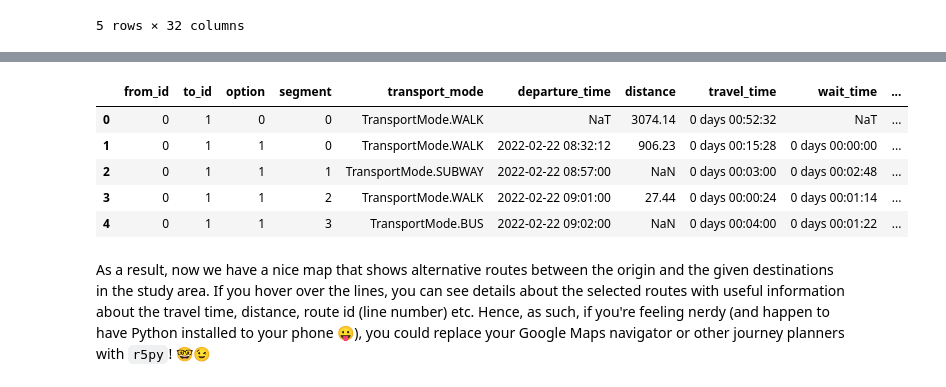
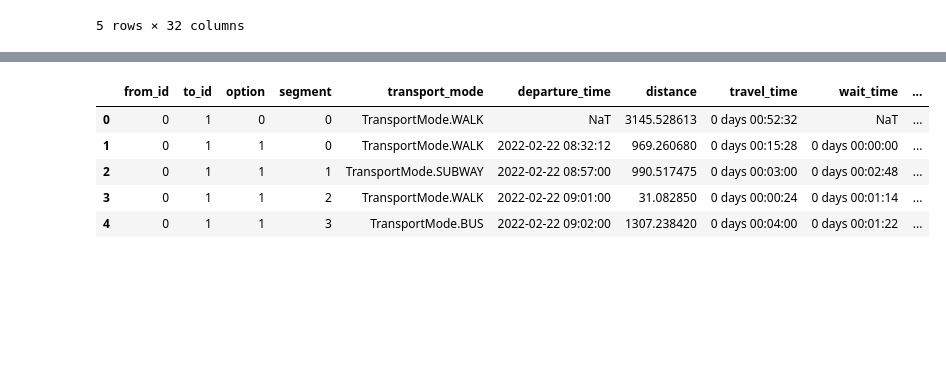
Before and after one commit to AaltoGIS/Mobile-Tartu-2024, a Jupyter notebook: source/notebooks/T2_calculating-travel-time-matrices_and_GHG_factors.ipynb, the cells around one changed output, grey strips where cells are left out. Saved outputs shown, nothing was run; the diff lists cells and outputs as text; code cells hidden in the pictures; blank space fills up the shorter version.

```diff
--- a/source/notebooks/T2_calculating-travel-time-matrices_and_GHG_factors.ipynb
+++ b/source/notebooks/T2_calculating-travel-time-matrices_and_GHG_factors.ipynb
@@ -309,0 +292,4 @@ m2
+# %%
+# Calculate simple Euclidian distances based on the geometry
+travel_details["distance"] = travel_details.length
+travel_details.head(8)
@@ -315,8 +312,8 @@ Let us now import the GHG emissions per passenger-kilometer (g CO<sub>2</sub>/pk
 # %%
 import pandas as pd
-ghg_pkm_pv = pd.read_csv("data/LCA_gCO2_per_pkm_by_transport_mode.csv",index_col=0)
-ghg_pkm_pv.loc['Total_gCO2'] = ghg_pkm_pv.sum(axis=0)
-ghg_pkm_pv.head()
+ghg_factors = pd.read_csv("data/LCA_gCO2_per_pkm_by_transport_mode.csv",index_col=0)
+ghg_factors.loc['Total_gCO2'] = ghg_factors.sum(axis=0)
+ghg_factors.head()
 # %% [output]
 |  | Private e-scooter | Shared e-scooter (1st gen.) | Shared e-scooter (new gen.) | Private bike | Shared bike | ... |
 | Vehicle component | 26 | 71 | 66 | 7 | 23 | ... |
@@ -345,0 +325,4 @@ Hence, we have to calculate the projected distances for different travel legs of
+# %%
+# Extract the name of the travel mode from 'transport_mode' object
+travel_details["transport_mode_name"] = travel_details["transport_mode"].apply(lambda obj: obj.name)
+travel_details.head(5)
@@ -346,11 +336,4 @@ Hence, we have to calculate the projected distances for different travel legs of
 # %%
-from shapely.geometry import Polygon, LineString, MultiLineString, Point, GeometryCollection
-s = gpd.GeoSeries(travel_details_gpd.geometry.to_list())
-travel_details_gpd["Proj_distance"] = s.length.round(2)
-travel_details["Proj_distance"] = s.length.round(2)
-travel_details.head(50)
-unique_transit_modes = travel_details.transport_mode.unique()
-unique_transit_modes
-##co2_value =  ghg_pkm_pv.loc['Total_gCO2',['Bus - ICE', 'Bus - HEV', 'Bus - BEV','Bus - BEV (two packs)', 'Bus - FCEV']].mean()
-##co2_value
+# Find unique transit modes in the data
+travel_details.transport_mode_name.unique()
 # %% [output]
@@ -394,15 +371,17 @@ TransportMode.TRAM
 # %%
-travel_details['ghg_co2_emission'] = travel_details['transport_mode'].map(co2_emission_dict) * travel_details['Proj_distance']/1000
-travel_details.to_csv("temp_travel_details.csv",header=True)
-travel_details.round(2).head()
+# Parse the travel mode specific emission factors
+travel_details['ghg_emission_factor'] = travel_details.apply(
+    lambda x: CO2_emission_factors(x['transport_mode_name'], ghg_factors),
+    axis=1)
+
+# Calculate the emissions per travelled kilometer
+travel_details["GHG_emissions_in_grams"] = travel_details["distance"]/1000 * travel_details["ghg_emission_factor"]
+
+travel_details.head()
 # %% [output]
 |  | from_id | to_id | option | segment | transport_mode | departure_time | distance | travel_time | wait_time | ... |
-| 0 | 0 | 1 | 0 | 0 | TransportMode.WALK | NaT | 3074.14 | 0 days 00:52:32 | NaT | ... |
-| 1 | 0 | 1 | 1 | 0 | TransportMode.WALK | 2022-02-22 08:32:12 | 906.23 | 0 days 00:15:28 | 0 days 00:00:00 | ... |
-| 2 | 0 | 1 | 1 | 1 | TransportMode.SUBWAY | 2022-02-22 08:57:00 | NaN | 0 days 00:03:00 | 0 days 00:02:48 | ... |
-| 3 | 0 | 1 | 1 | 2 | TransportMode.WALK | 2022-02-22 09:01:00 | 27.44 | 0 days 00:00:24 | 0 days 00:01:14 | ... |
-| 4 | 0 | 1 | 1 | 3 | TransportMode.BUS | 2022-02-22 09:02:00 | NaN | 0 days 00:04:00 | 0 days 00:01:22 | ... |
+| 0 | 0 | 1 | 0 | 0 | TransportMode.WALK | NaT | 3145.528613 | 0 days 00:52:32 | NaT | ... |
+| 1 | 0 | 1 | 1 | 0 | TransportMode.WALK | 2022-02-22 08:32:12 | 969.260680 | 0 days 00:15:28 | 0 days 00:00:00 | ... |
+| 2 | 0 | 1 | 1 | 1 | TransportMode.SUBWAY | 2022-02-22 08:57:00 | 990.517475 | 0 days 00:03:00 | 0 days 00:02:48 | ... |
+| 3 | 0 | 1 | 1 | 2 | TransportMode.WALK | 2022-02-22 09:01:00 | 31.082850 | 0 days 00:00:24 | 0 days 00:01:14 | ... |
+| 4 | 0 | 1 | 1 | 3 | TransportMode.BUS | 2022-02-22 09:02:00 | 1307.238420 | 0 days 00:04:00 | 0 days 00:01:22 | ... |
-# %% [markdown]
-As a result, now we have a nice map that shows alternative routes between the origin and the given destinations in the study area.
-If you hover over the lines, you can see details about the selected routes with useful information about the travel time, distance, route id (line number) etc.
-Hence, as such, if you're feeling nerdy (and happen to have Python installed to your phone 😛), you could replace your Google Maps navigator or other journey planners with `r5py`! 🤓😉
```
Also changed, not shown: parts of 23 cells of this notebook, 1 other file.
